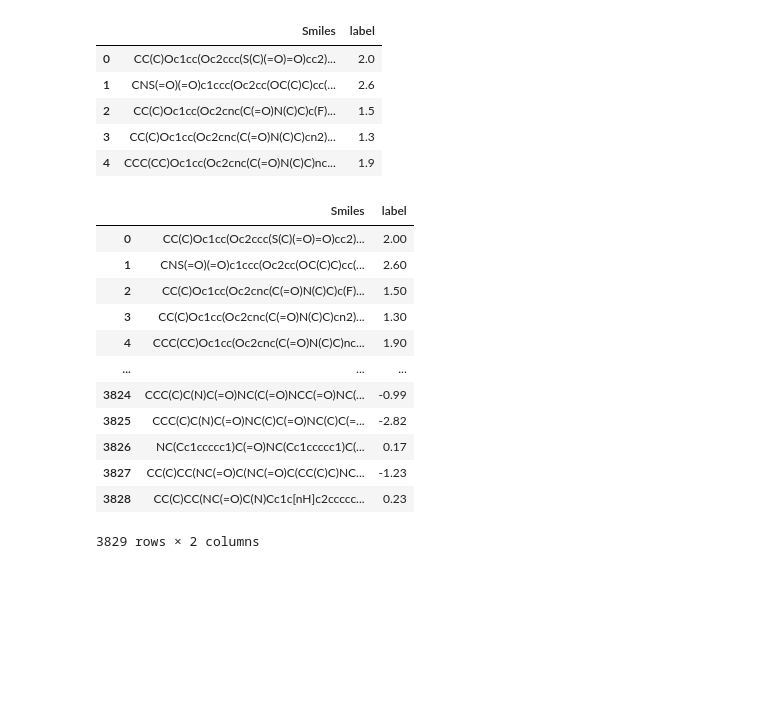
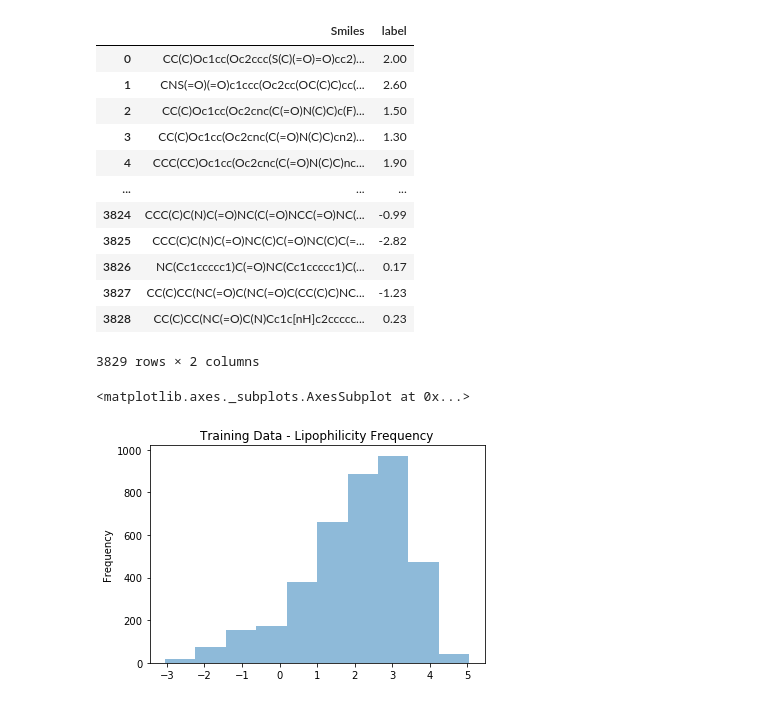
Before and after one commit to simonlevine/molecular-GNN, a Jupyter notebook: pipeline.ipynb, the cells around one changed output. Saved outputs shown, nothing was run; the diff lists cells and outputs as text; code cells hidden in the pictures; blank space fills up the shorter version.

```diff
--- a/pipeline.ipynb
+++ b/pipeline.ipynb
@@ -5,29 +35,27 @@
 # %%
 import pandas as pd
-train_df =  pd.read_csv('data/train.csv')
-test_df = pd.read_csv('data/test.csv')
 
-train_df.head()
+train_df = pd.read_csv('train/raw/60170fff5b630f3433c202be_train.csv')
+test_df = pd.read_csv('test/raw/60170fffa2720fa4d0b9067a_holdout_set.csv')
+eval_df = pd.read_csv('alt/raw/Lipophilicity.csv', usecols=['exp','smiles']).rename(columns={'smiles':'Smiles','exp': 'label'})
+
+train_df
 # %% [output]
 |  | Smiles | label |
-| 0 | CC(C)Oc1cc(Oc2ccc(S(C)(=O)=O)cc2)... | 2.0 |
-| 1 | CNS(=O)(=O)c1ccc(Oc2cc(OC(C)C)cc(... | 2.6 |
-| 2 | CC(C)Oc1cc(Oc2cnc(C(=O)N(C)C)c(F)... | 1.5 |
-| 3 | CC(C)Oc1cc(Oc2cnc(C(=O)N(C)C)cn2)... | 1.3 |
-| 4 | CCC(CC)Oc1cc(Oc2cnc(C(=O)N(C)C)nc... | 1.9 |
+| 0 | CC(C)Oc1cc(Oc2ccc(S(C)(=O)=O)cc2)... | 2.00 |
+| 1 | CNS(=O)(=O)c1ccc(Oc2cc(OC(C)C)cc(... | 2.60 |
+| 2 | CC(C)Oc1cc(Oc2cnc(C(=O)N(C)C)c(F)... | 1.50 |
+| 3 | CC(C)Oc1cc(Oc2cnc(C(=O)N(C)C)cn2)... | 1.30 |
+| 4 | CCC(CC)Oc1cc(Oc2cnc(C(=O)N(C)C)nc... | 1.90 |
+| ... | ... | ... |
+| 3824 | CCC(C)C(N)C(=O)NC(C(=O)NCC(=O)NC(... | -0.99 |
+| 3825 | CCC(C)C(N)C(=O)NC(C)C(=O)NC(C)C(=... | -2.82 |
+| 3826 | NC(Cc1ccccc1)C(=O)NC(Cc1ccccc1)C(... | 0.17 |
+| 3827 | CC(C)CC(NC(=O)C(NC(=O)C(CC(C)C)NC... | -1.23 |
+| 3828 | CC(C)CC(NC(=O)C(N)Cc1c[nH]c2ccccc... | 0.23 |
+3829 rows × 2 columns
-# %%
-train_df
-# %% [output]
-|  | Smiles | label |
-| 0 | CC(C)Oc1cc(Oc2ccc(S(C)(=O)=O)cc2)... | 2.00 |
-| 1 | CNS(=O)(=O)c1ccc(Oc2cc(OC(C)C)cc(... | 2.60 |
-| 2 | CC(C)Oc1cc(Oc2cnc(C(=O)N(C)C)c(F)... | 1.50 |
-| 3 | CC(C)Oc1cc(Oc2cnc(C(=O)N(C)C)cn2)... | 1.30 |
-| 4 | CCC(CC)Oc1cc(Oc2cnc(C(=O)N(C)C)nc... | 1.90 |
-| ... | ... | ... |
-| 3824 | CCC(C)C(N)C(=O)NC(C(=O)NCC(=O)NC(... | -0.99 |
-| 3825 | CCC(C)C(N)C(=O)NC(C)C(=O)NC(C)C(=... | -2.82 |
-| 3826 | NC(Cc1ccccc1)C(=O)NC(Cc1ccccc1)C(... | 0.17 |
-| 3827 | CC(C)CC(NC(=O)C(NC(=O)C(CC(C)C)NC... | -1.23 |
-| 3828 | CC(C)CC(NC(=O)C(N)Cc1c[nH]c2ccccc... | 0.23 |
-3829 rows × 2 columns
+# %%
+train_df['label'].plot.hist(title='Training Data - Lipophilicity Frequency',alpha=0.50)
+# %% [output]
+<matplotlib.axes._subplots.AxesSubplot at 0x...>
+[figure, added]
```
Also changed, not shown: parts of 54 cells of this notebook, 26 other files.
